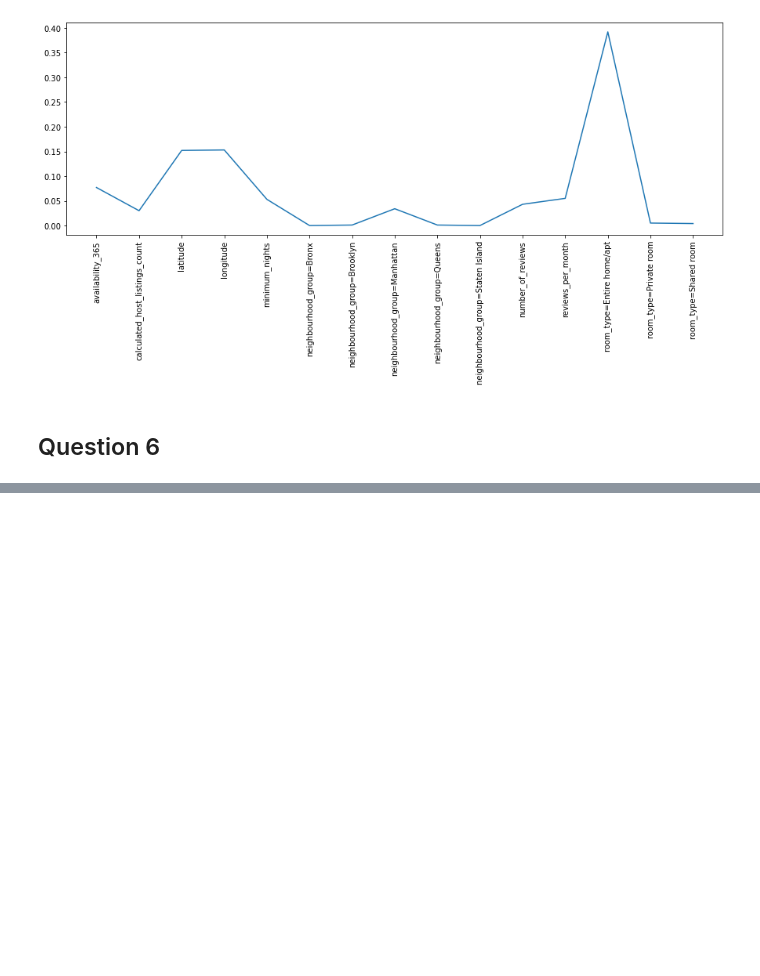
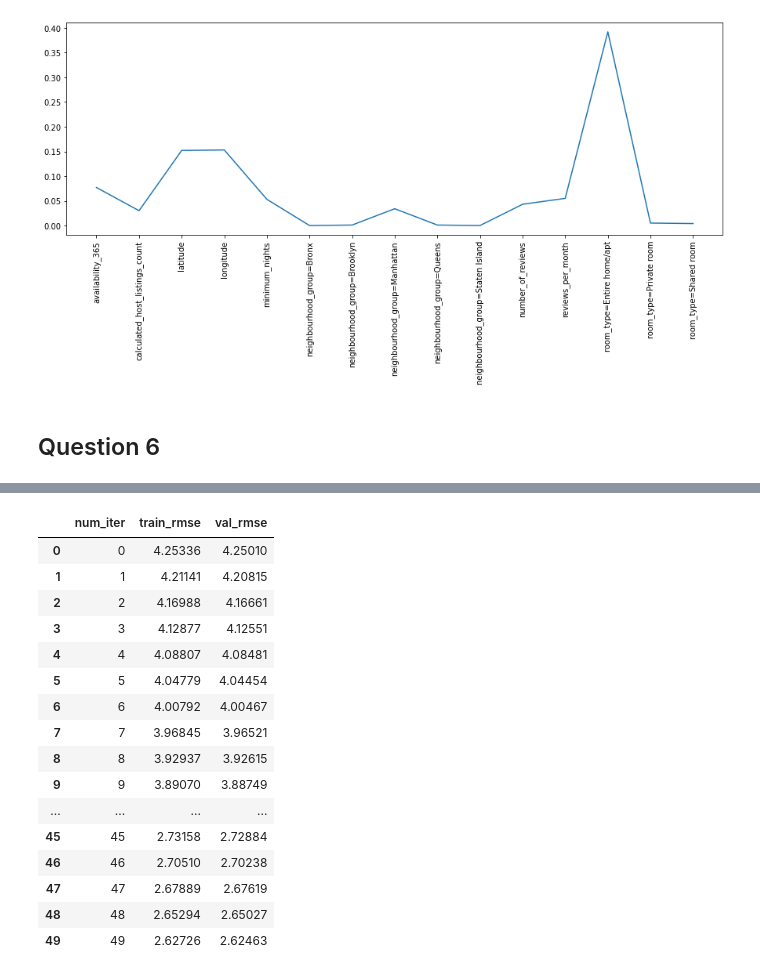
Before and after one commit to bandiang2/ml_zoomcamp_2021, a Jupyter notebook: week_6/homework.ipynb, the cells around one changed output, grey strips where cells are left out. Saved outputs shown, nothing was run; the diff lists cells and outputs as text; code cells hidden in the pictures; blank space fills up the shorter version.

```diff
--- a/week_6/homework.ipynb
+++ b/week_6/homework.ipynb
@@ -244,0 +329,21 @@ watchlist = [(train2, 'train'), (val2, 'val')]
+# %%
+df_eta_001 = parse_xgb_output(output3)
+df_eta_001.head(50)
+# %% [output]
+|  | num_iter | train_rmse | val_rmse |
+| 0 | 0 | 4.25336 | 4.25010 |
+| 1 | 1 | 4.21141 | 4.20815 |
+| 2 | 2 | 4.16988 | 4.16661 |
+| 3 | 3 | 4.12877 | 4.12551 |
+| 4 | 4 | 4.08807 | 4.08481 |
+| 5 | 5 | 4.04779 | 4.04454 |
+| 6 | 6 | 4.00792 | 4.00467 |
+| 7 | 7 | 3.96845 | 3.96521 |
+| 8 | 8 | 3.92937 | 3.92615 |
+| 9 | 9 | 3.89070 | 3.88749 |
+| ... | ... | ... | ... |
+| 45 | 45 | 2.73158 | 2.72884 |
+| 46 | 46 | 2.70510 | 2.70238 |
+| 47 | 47 | 2.67889 | 2.67619 |
+| 48 | 48 | 2.65294 | 2.65027 |
+| 49 | 49 | 2.62726 | 2.62463 |
```
Also changed, not shown: parts of 7 cells of this notebook.
